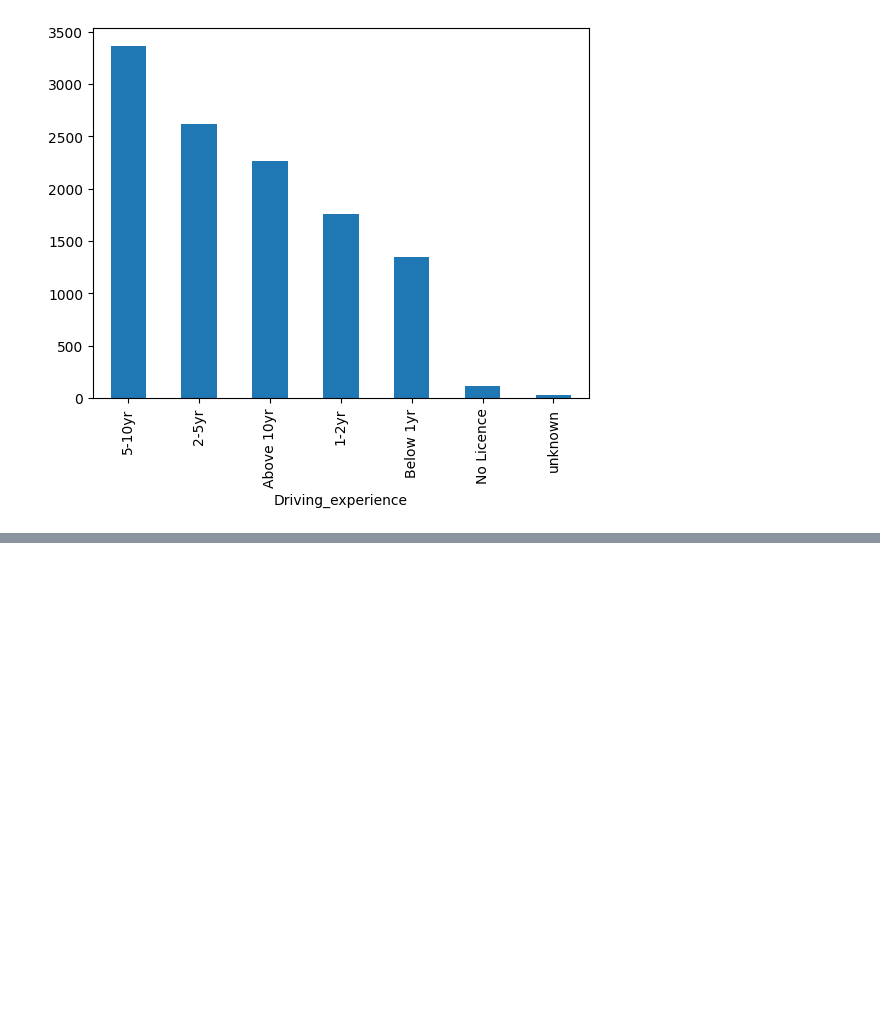
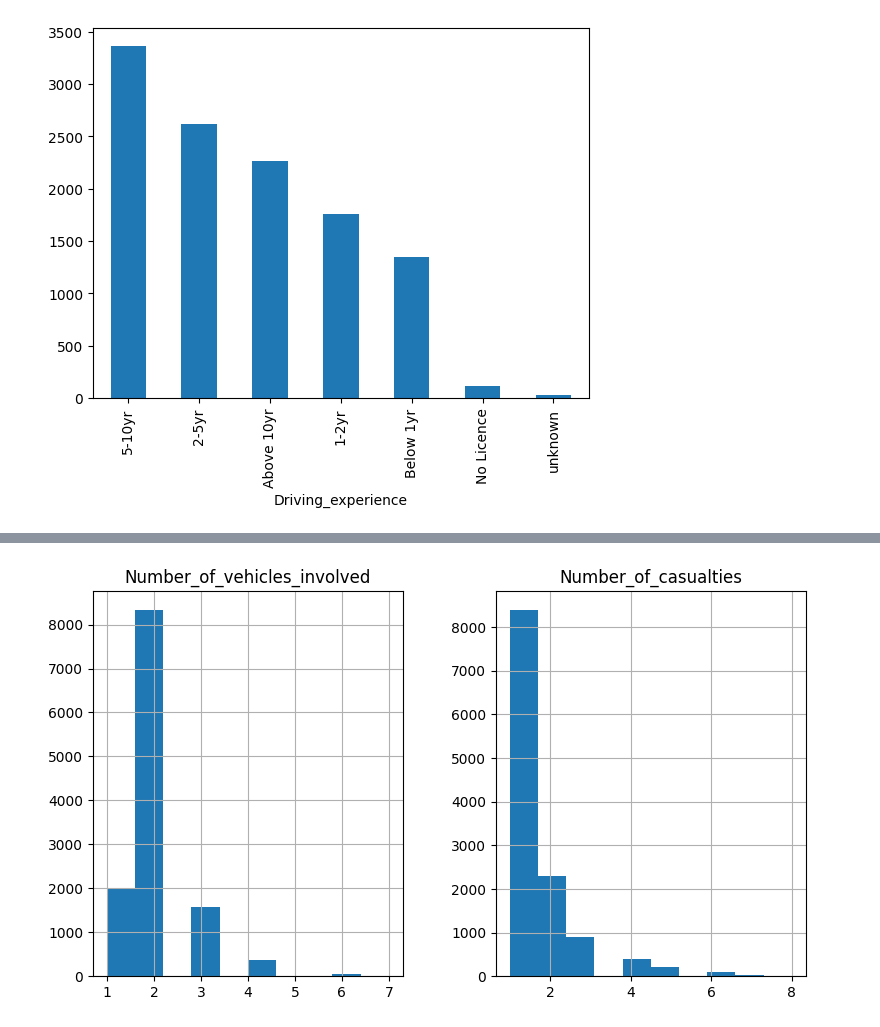
Before and after one commit to Impact-Dev1/Road-Traffic-Severity-Classification, a Jupyter notebook: main.ipynb, the cells around one changed output, grey strips where cells are left out. Cells and saved outputs as stored; diff of their text form; code cells hidden in the pictures; blank space fills up the shorter version.

```diff
--- a/main.ipynb
+++ b/main.ipynb
@@ -106,0 +131,5 @@ df["Driving_experience"].value_counts().plot(kind="bar")
+# %%
+df.hist(layout=(1,6), figsize=(30, 5))
+plt.show()
+# %% [output]
+[figure, added]
```
Also changed, not shown: parts of 10 cells of this notebook.
